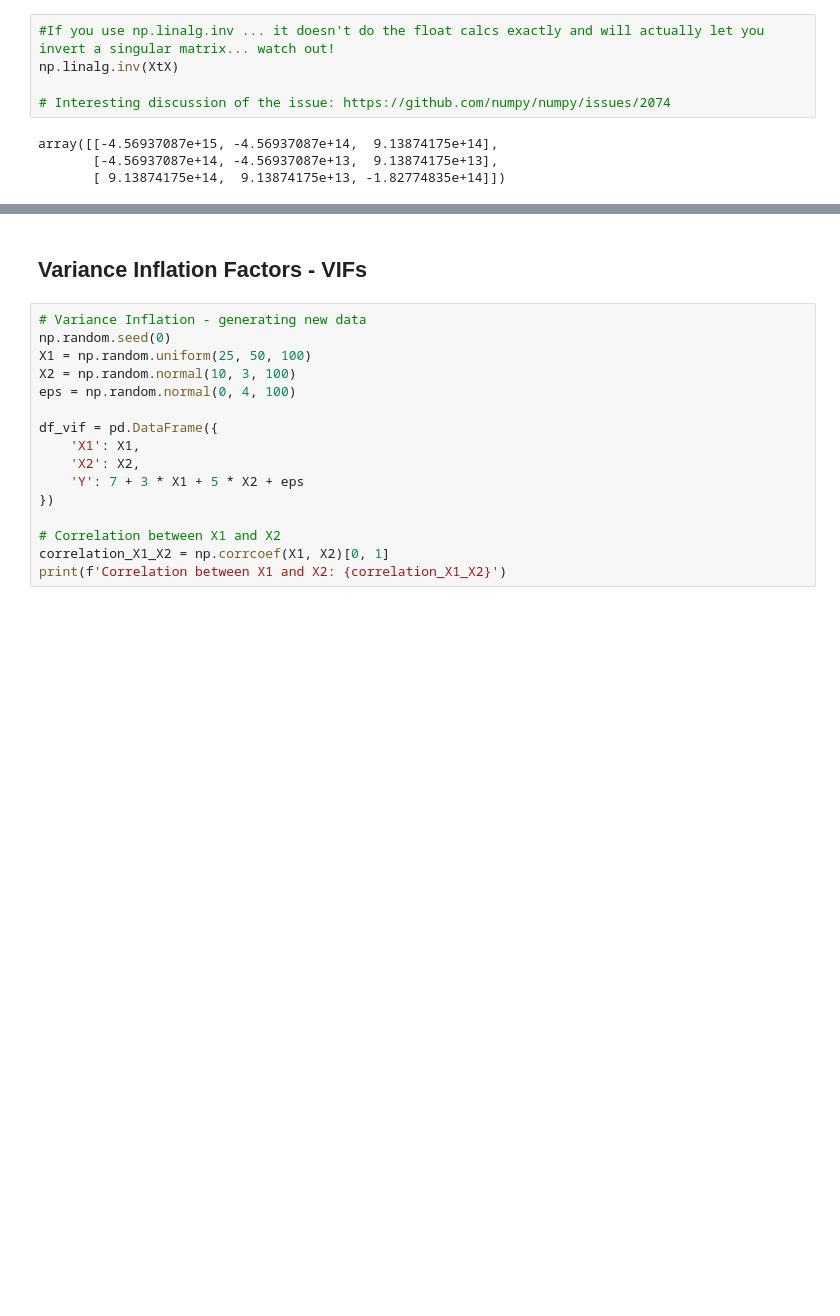
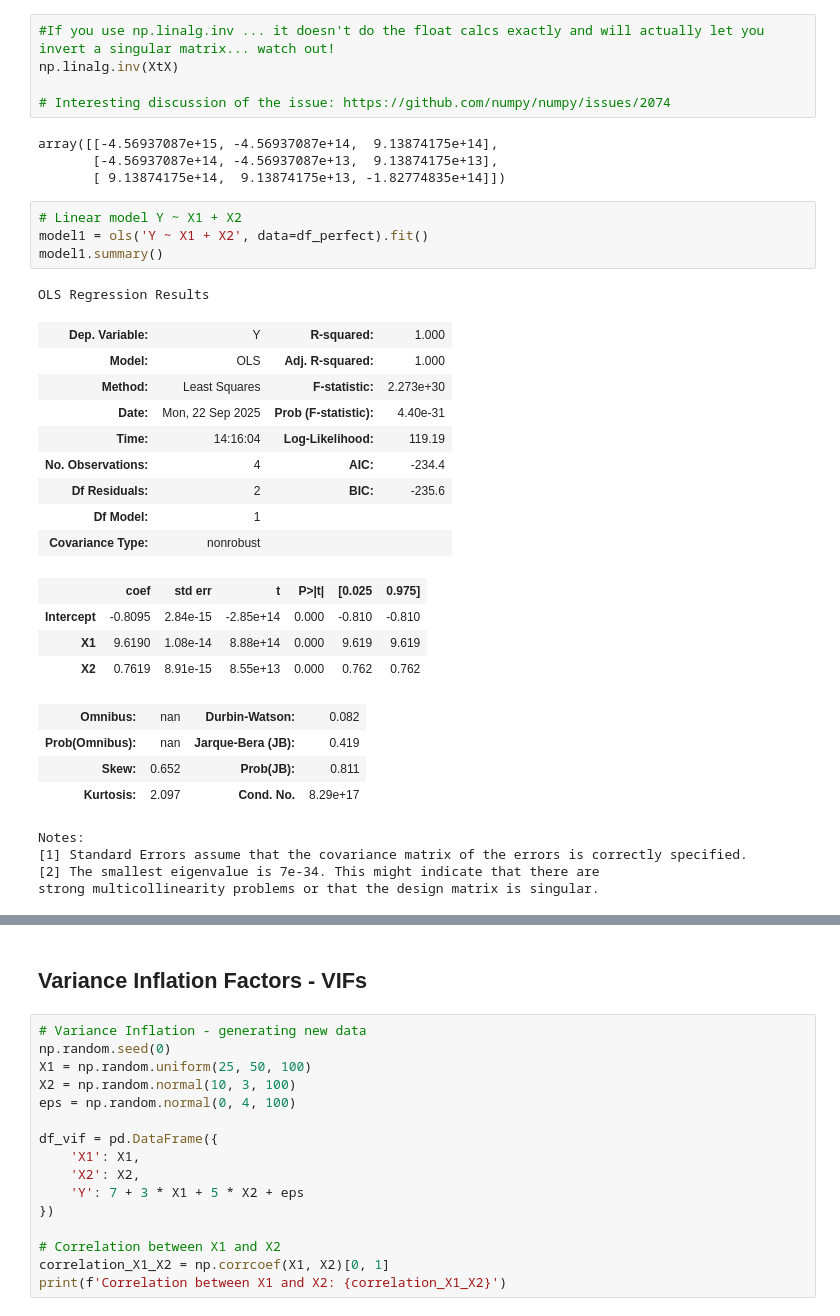
Before and after one commit to Branflakes333/linear_regression, a Jupyter notebook: Code/multicollinearity_toy_ex.ipynb, the cells around one changed output, grey strips where cells are left out. Saved outputs shown, nothing was run; the diff lists cells and outputs as text; blank space fills up the shorter version.

```diff
--- a/Code/multicollinearity_toy_ex.ipynb
+++ b/Code/multicollinearity_toy_ex.ipynb
@@ -218,3 +218,30 @@ np.linalg.inv(XtX)
 array([[-4.56937087e+15, -4.56937087e+14,  9.13874175e+14],
        [-4.56937087e+14, -4.56937087e+13,  9.13874175e+13],
        [ 9.13874175e+14,  9.13874175e+13, -1.82774835e+14]])
+# %%
+# Linear model Y ~ X1 + X2
+model1 = ols('Y ~ X1 + X2', data=df_perfect).fit()
+model1.summary()
+# %% [output]
+OLS Regression Results
+| Dep. Variable: | Y | R-squared: | 1.000 |
+| Model: | OLS | Adj. R-squared: | 1.000 |
+| Method: | Least Squares | F-statistic: | 2.273e+30 |
+| Date: | Mon, 22 Sep 2025 | Prob (F-statistic): | 4.40e-31 |
+| Time: | 14:16:04 | Log-Likelihood: | 119.19 |
+| No. Observations: | 4 | AIC: | -234.4 |
+| Df Residuals: | 2 | BIC: | -235.6 |
+| Df Model: | 1 |  |  |
+| Covariance Type: | nonrobust |  |  |
+|  | coef | std err | t | P>|t| | [0.025 | 0.975] |
+| Intercept | -0.8095 | 2.84e-15 | -2.85e+14 | 0.000 | -0.810 | -0.810 |
+| X1 | 9.6190 | 1.08e-14 | 8.88e+14 | 0.000 | 9.619 | 9.619 |
+| X2 | 0.7619 | 8.91e-15 | 8.55e+13 | 0.000 | 0.762 | 0.762 |
+| Omnibus: | nan | Durbin-Watson: | 0.082 |
+| Prob(Omnibus): | nan | Jarque-Bera (JB): | 0.419 |
+| Skew: | 0.652 | Prob(JB): | 0.811 |
+| Kurtosis: | 2.097 | Cond. No. | 8.29e+17 |
+Notes:
+[1] Standard Errors assume that the covariance matrix of the errors is correctly specified.
+[2] The smallest eigenvalue is 7e-34. This might indicate that there are
+strong multicollinearity problems or that the design matrix is singular.
```
Also changed, not shown: parts of 7 cells of this notebook, 6 other files.
